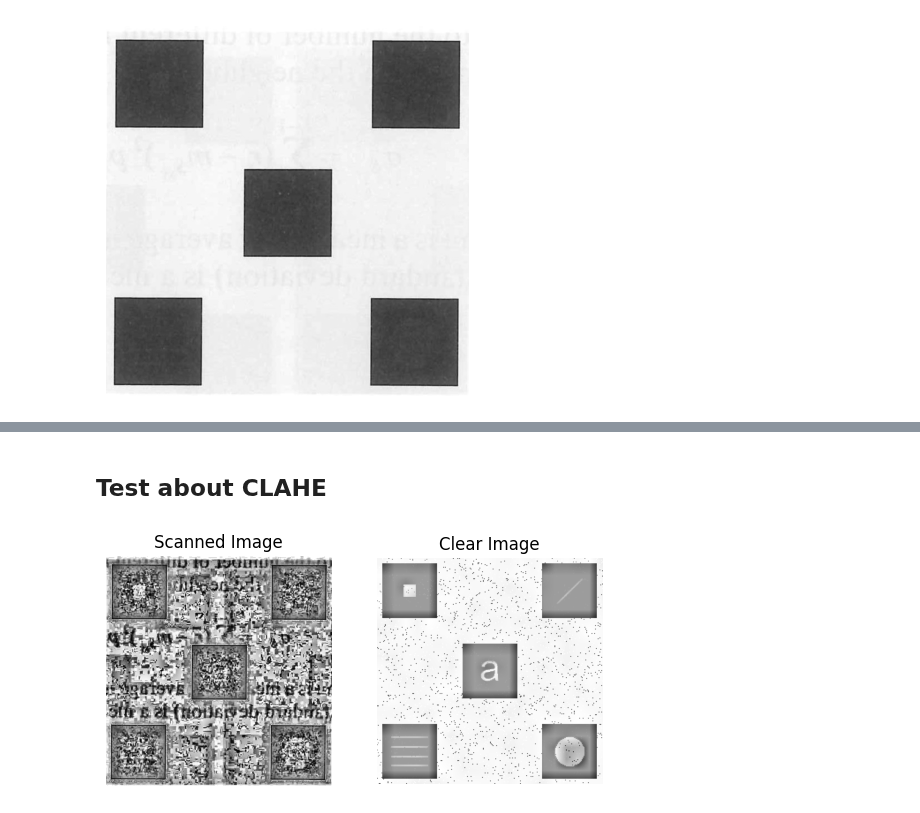
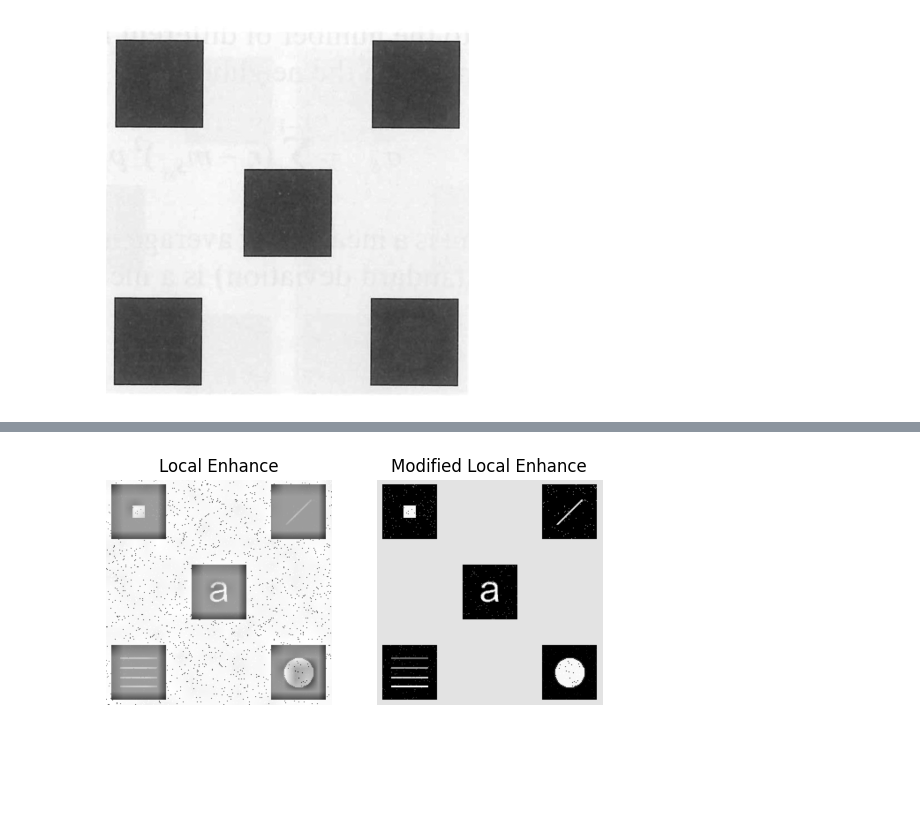
Before and after one commit to Vincent-Lien/NYCU_DIP_2024, a Jupyter notebook: HW3-2/HW3_2_code.ipynb, the cells around one changed output, grey strips where cells are left out. Saved outputs shown, nothing was run; the diff lists cells and outputs as text; code cells hidden in the pictures; blank space fills up the shorter version.

```diff
--- a/HW3-2/HW3_2_code.ipynb
+++ b/HW3-2/HW3_2_code.ipynb
@@ -125,2 +121,0 @@ compareImages(local_enhanced_img2, local_enhanced_img, 'Scanned Image', 'Clear I
-# %% [markdown]
-## Test about CLAHE
@@ -132,6 +122,19 @@ def CLAHEmethod(image, cliplimit=40, tileGridSize=(3, 3)):
-# %%
-clahe_img = CLAHEmethod(img, 160, (20, 20))
-clahe_img2 = CLAHEmethod(img2, 160, (20, 20))
-compareImages(clahe_img2, clahe_img, 'Scanned Image', 'Clear Image')
-# %% [output]
-[figure, removed]
+# %%
+def ModifiedlocalEnhancement(image):
+    _, black_mask = cv2.threshold(image, 1, 255, cv2.THRESH_BINARY_INV)
+    contours, _ = cv2.findContours(black_mask, cv2.RETR_EXTERNAL, cv2.CHAIN_APPROX_SIMPLE)
+
+    output_image = image.copy()
+
+    for contour in contours:
+        x, y, w, h = cv2.boundingRect(contour)
+        black_region = image[y:y+h, x:x+w]
+        equalized_region = cv2.equalizeHist(black_region)
+        output_image[y:y+h, x:x+w] = equalized_region
+
+    return output_image
+# %%
+local_enhanced_img = ModifiedlocalEnhancement(image=img)
+compareImages(clahe_img, local_enhanced_img, 'Local Enhance', 'Modified Local Enhance')
+# %% [output]
+[figure, added]
```
Also changed, not shown: parts of 8 cells of this notebook.
